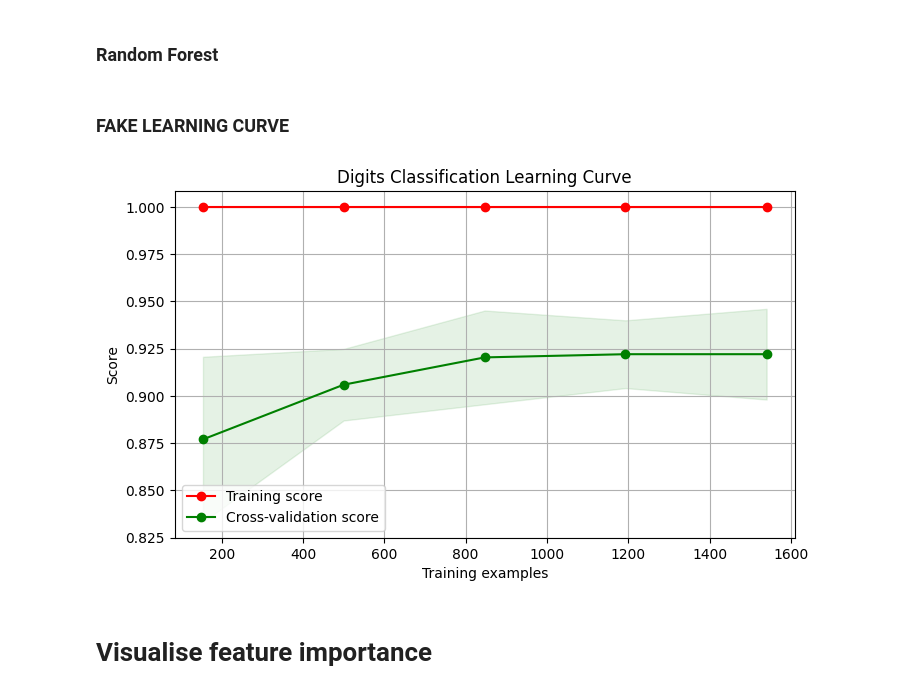
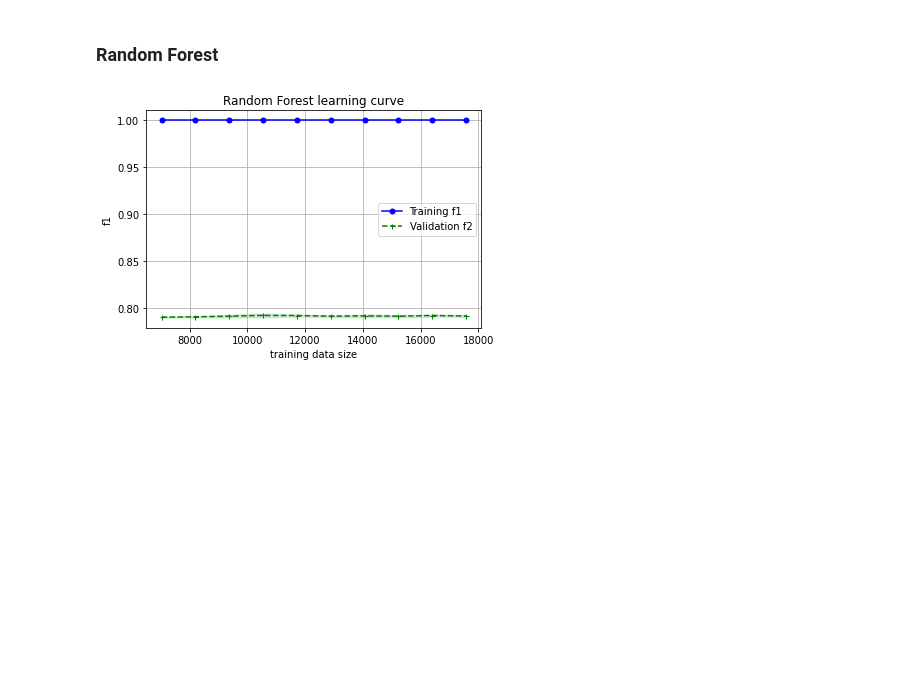
Before and after one commit to OskarKrafft/Machine-Learning-Project, a Jupyter notebook: notebooks/04_Model_Comparison.ipynb, the cells around one changed output. Drawn from its saved outputs; the diff is of its cells as text; code cells hidden in the pictures; blank space fills up the shorter version.

```diff
--- a/notebooks/04_Model_Comparison.ipynb
+++ b/notebooks/04_Model_Comparison.ipynb
@@ -352,36 +354,37 @@ plt.show()
 # %% [markdown]
 ### Random Forest
+# %%
+best_rf = joblib.load('./models/best-rf-model.joblib')
+
+# Use learning curve to get training and test scores along with train sizes
+#
+train_sizes, train_scores, test_scores = learning_curve(estimator=best_rf, X=X_train, y=y_train,
+                                                       cv=5, train_sizes=np.linspace(0.4, 1.0, 10),
+                                                       scoring = "f1",
+                                                       n_jobs=-1)
+#
+# Calculate training and test mean and std
+#
+train_mean = np.mean(train_scores, axis=1)
+train_std = np.std(train_scores, axis=1)
+test_mean = np.mean(test_scores, axis=1)
+test_std = np.std(test_scores, axis=1)
 # %%
-best_rf = joblib.load('./models/best-rf-model.joblib')
-
-# Use learning curve to get training and test scores along with train sizes
-#
-train_sizes, train_scores, test_scores = learning_curve(estimator=best_rf, X=X_train, y=y_train,
-                                                       cv=2, train_sizes=np.linspace(0.4, 1.0, 10),
-                                                       scoring = "f1",
-                                                       n_jobs=-1)
-#
-# Calculate training and test mean and std
-#
-train_mean = np.mean(train_scores, axis=1)
-train_std = np.std(train_scores, axis=1)
-test_mean = np.mean(test_scores, axis=1)
-test_std = np.std(test_scores, axis=1)
 #
 # Plot the learning curve
 #
 plt.plot(train_sizes, train_mean, color='blue', marker='o', markersize=5, label='Training f1')
 plt.fill_between(train_sizes, train_mean + train_std, train_mean - train_std, alpha=0.15, color='blue')
 plt.plot(train_sizes, test_mean, color='green', marker='+', markersize=5, linestyle='--', label='Validation f2')
 plt.fill_between(train_sizes, test_mean + test_std, test_mean - test_std, alpha=0.15, color='green')
-plt.title('Naive Bayes learning curve')
+plt.title('Random Forest learning curve')
 plt.xlabel('training data size')
 plt.ylabel('f1')
 plt.grid()
-plt.legend(loc='lower right')
+plt.legend(loc='center right')
 plt.savefig('rf-lc.png')
 plt.show()
 
 # the model
+# %% [output]
+[figure, added]
-# %% [markdown]
-### FAKE LEARNING CURVE
@@ -399,17 +390,0 @@ warnings.filterwarnings("ignore")
-# %%
-digits = load_digits()
-X_digits, Y_digits = digits.data, digits.target
-
-X_digits_train, X_digits_test, Y_digits_train, Y_digits_test = train_test_split(X_digits, Y_digits,
-                                                                                train_size=0.8,
-                                                                                stratify=Y_digits,
-                                                                                random_state=1)
-
-skplt.estimators.plot_learning_curve(LogisticRegression(), X_digits, Y_digits,
-                                     cv=7, shuffle=True, scoring="accuracy",
-                                     n_jobs=-1, figsize=(8,4.5), title_fontsize="large", text_fontsize="medium",
-                                     title="Digits Classification Learning Curve");
-# %% [output]
-[figure, removed]
-# %% [markdown]
-# Visualise feature importance
```
Also changed, not shown: parts of 8 cells of this notebook.
